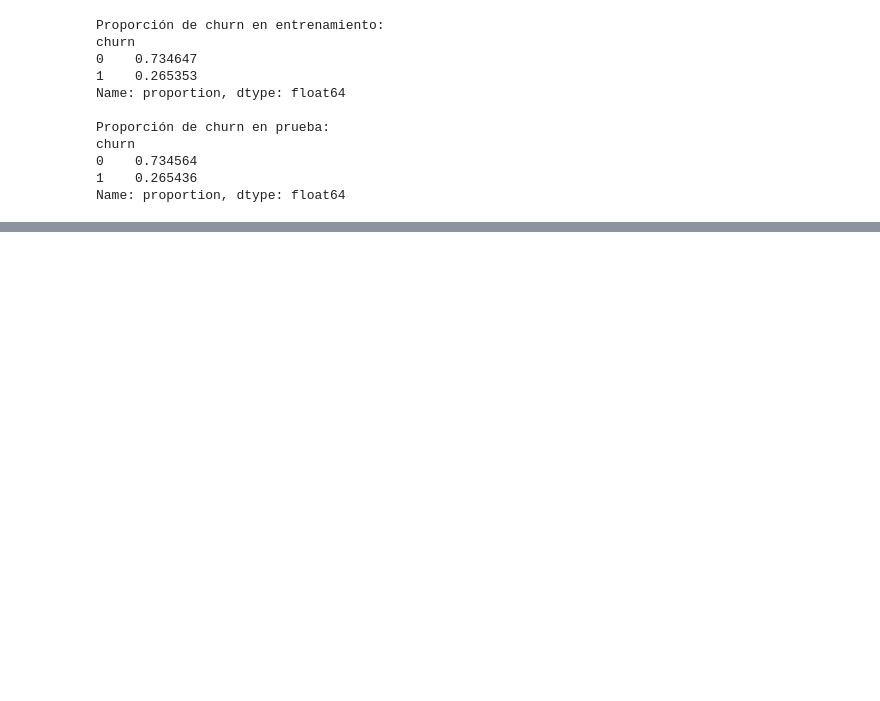
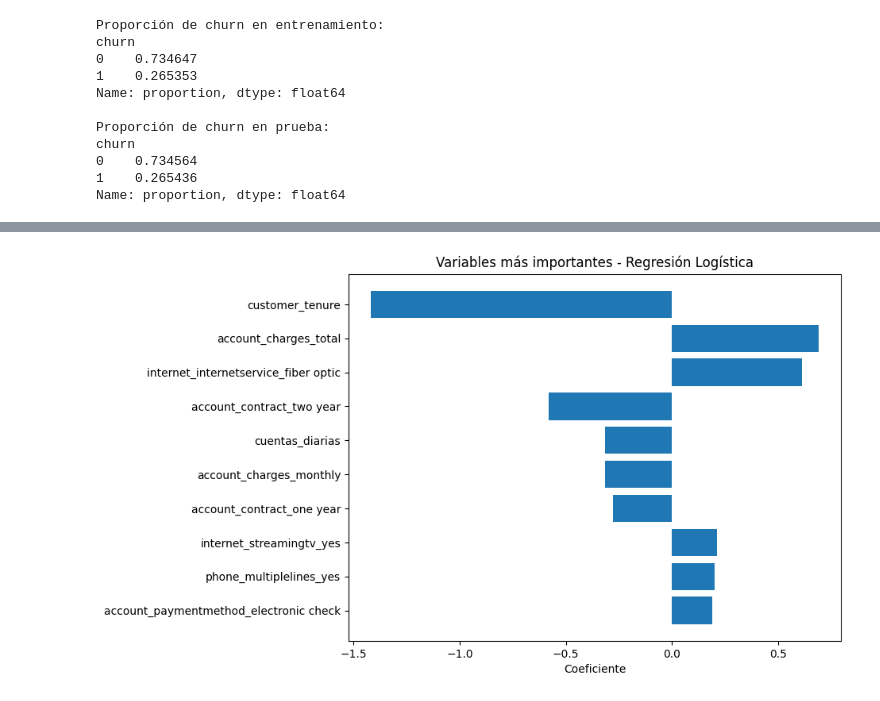
Before and after one commit to epjuarez/alura-challenge-telecomx2, a Jupyter notebook: alura_challenge_telecomx2.ipynb, the cells around one changed output, grey strips where cells are left out. Saved outputs shown, nothing was run; the diff lists cells and outputs as text; code cells hidden in the pictures; blank space fills up the shorter version.

```diff
--- a/alura_challenge_telecomx2.ipynb
+++ b/alura_challenge_telecomx2.ipynb
@@ -313,0 +463,13 @@ Name: proportion, dtype: float64
+# %%
+# Obtener coeficientes del modelo
+coeficientes = pd.DataFrame({
+    "Variable": X.columns,
+    "Coeficiente": log_model.coef_[0]
+})
+
+# Ordenar por importancia (valor absoluto)
+coeficientes["Importancia"] = coeficientes["Coeficiente"].abs()
+coeficientes = coeficientes.sort_values(by="Importancia", ascending=False)
+
+# Mostrar las variables más importantes
+print(coeficientes.head(10))
@@ -313,0 +488,11 @@ Name: proportion, dtype: float64
+# %%
+top_variables = coeficientes.head(10)
+
+plt.figure(figsize=(8,6))
+plt.barh(top_variables["Variable"], top_variables["Coeficiente"])
+plt.title("Variables más importantes - Regresión Logística")
+plt.xlabel("Coeficiente")
+plt.gca().invert_yaxis()
+plt.show()
+# %% [output]
+[figure, added]
```
Also changed, not shown: parts of 30 cells of this notebook.
